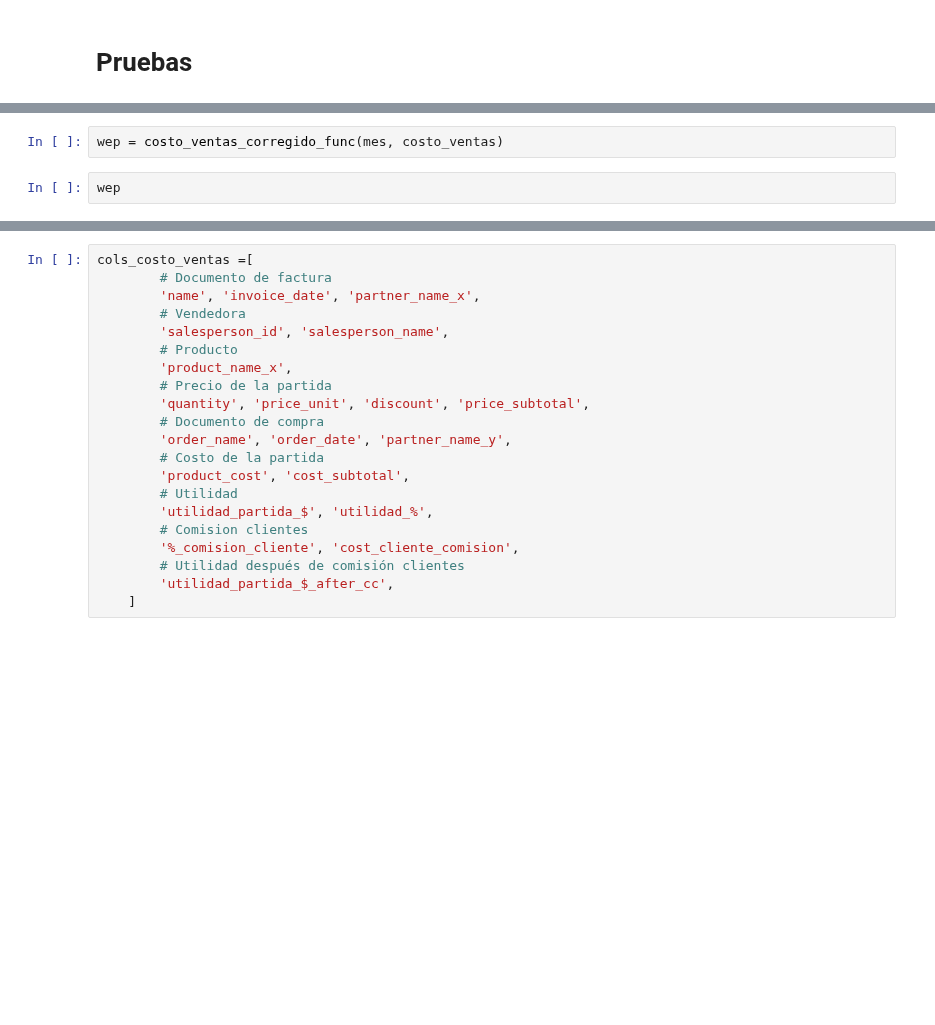
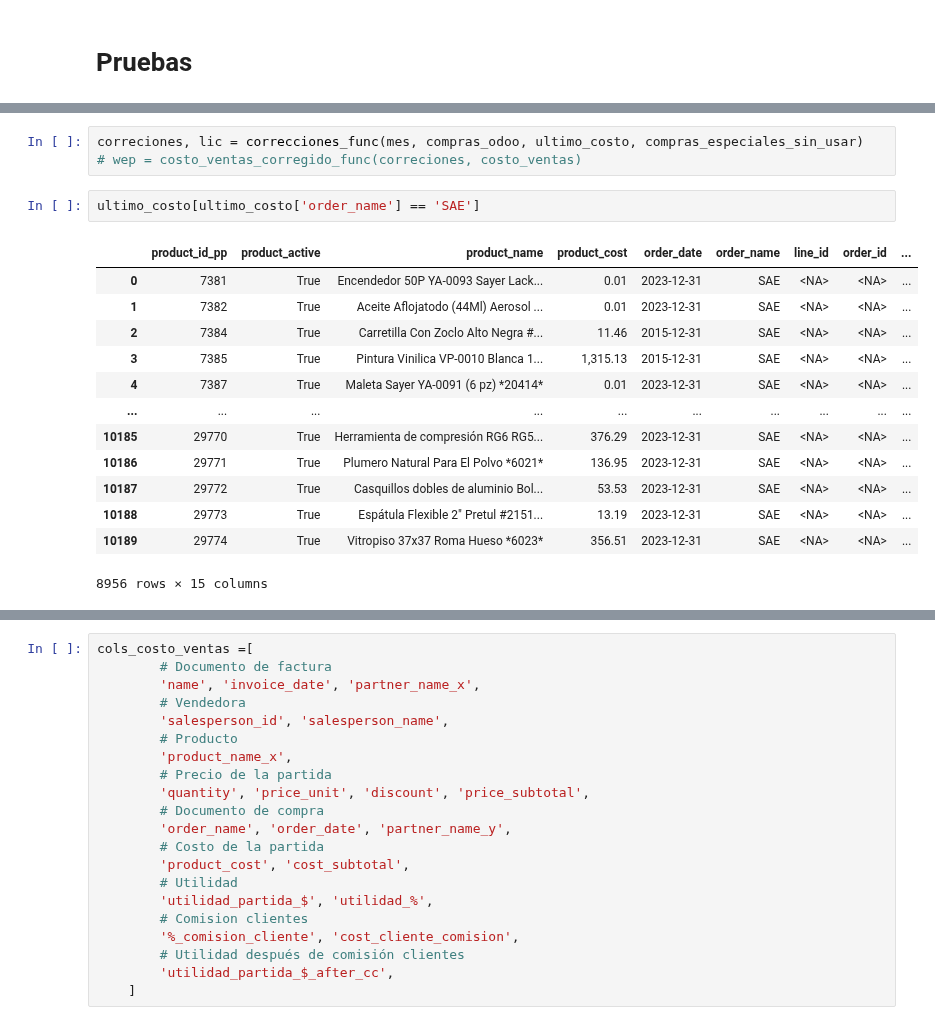
Before and after one commit to ecostichp/odoo_comisiones, a Jupyter notebook: comisiones/algoritmos/algoritmo_costo_de_venta_mes_func.ipynb, the cells around one changed output, grey strips where cells are left out. Cells and saved outputs as stored; diff of their text form; blank space fills up the shorter version.

```diff
--- a/comisiones/algoritmos/algoritmo_costo_de_venta_mes_func.ipynb
+++ b/comisiones/algoritmos/algoritmo_costo_de_venta_mes_func.ipynb
@@ -765,7 +768,22 @@ costo_ventas_after_comisiones_clientes = costo_ventas_after_comisiones_clientes_
 # Preparar compras especiales sin usar y último costo para el siguiente mes
 nuevas_compras_especiales_sin_usar = nuevas_compras_especiales_sin_usar_func(compras_especiales_after_match_1_sin_linea_venta, compras_especiales_after_match_2_sin_linea_venta, compras_especiales_after_match_3_sin_linea_venta, compras_especiales_after_match_4_sin_linea_venta, compras_odoo)
 nuevo_ultimo_costo = nuevo_ultimo_costo_func(ultimo_costo, compras_especiales, compras_no_especiales)
-# %%
-wep = costo_ventas_corregido_func(mes, costo_ventas)
-# %%
-wep
+# %%
+correciones, lic = correcciones_func(mes, compras_odoo, ultimo_costo, compras_especiales_sin_usar)
+# wep = costo_ventas_corregido_func(correciones, costo_ventas)
+# %%
+ultimo_costo[ultimo_costo['order_name'] == 'SAE']
+# %% [output]
+|  | product_id_pp | product_active | product_name | product_cost | order_date | order_name | line_id | order_id | ... |
+| 0 | 7381 | True | Encendedor 50P YA-0093 Sayer Lack... | 0.01 | 2023-12-31 | SAE | <NA> | <NA> | ... |
+| 1 | 7382 | True | Aceite Aflojatodo (44Ml) Aerosol ... | 0.01 | 2023-12-31 | SAE | <NA> | <NA> | ... |
+| 2 | 7384 | True | Carretilla Con Zoclo Alto Negra #... | 11.46 | 2015-12-31 | SAE | <NA> | <NA> | ... |
+| 3 | 7385 | True | Pintura Vinilica VP-0010 Blanca 1... | 1,315.13 | 2015-12-31 | SAE | <NA> | <NA> | ... |
+| 4 | 7387 | True | Maleta Sayer YA-0091 (6 pz) *20414* | 0.01 | 2023-12-31 | SAE | <NA> | <NA> | ... |
+| ... | ... | ... | ... | ... | ... | ... | ... | ... | ... |
+| 10185 | 29770 | True | Herramienta de compresión RG6 RG5... | 376.29 | 2023-12-31 | SAE | <NA> | <NA> | ... |
+| 10186 | 29771 | True | Plumero Natural Para El Polvo *6021* | 136.95 | 2023-12-31 | SAE | <NA> | <NA> | ... |
+| 10187 | 29772 | True | Casquillos dobles de aluminio Bol... | 53.53 | 2023-12-31 | SAE | <NA> | <NA> | ... |
+| 10188 | 29773 | True | Espátula Flexible 2" Pretul #2151... | 13.19 | 2023-12-31 | SAE | <NA> | <NA> | ... |
+| 10189 | 29774 | True | Vitropiso 37x37 Roma Hueso *6023* | 356.51 | 2023-12-31 | SAE | <NA> | <NA> | ... |
+8956 rows × 15 columns
```
Also changed, not shown: parts of 5 cells of this notebook.
